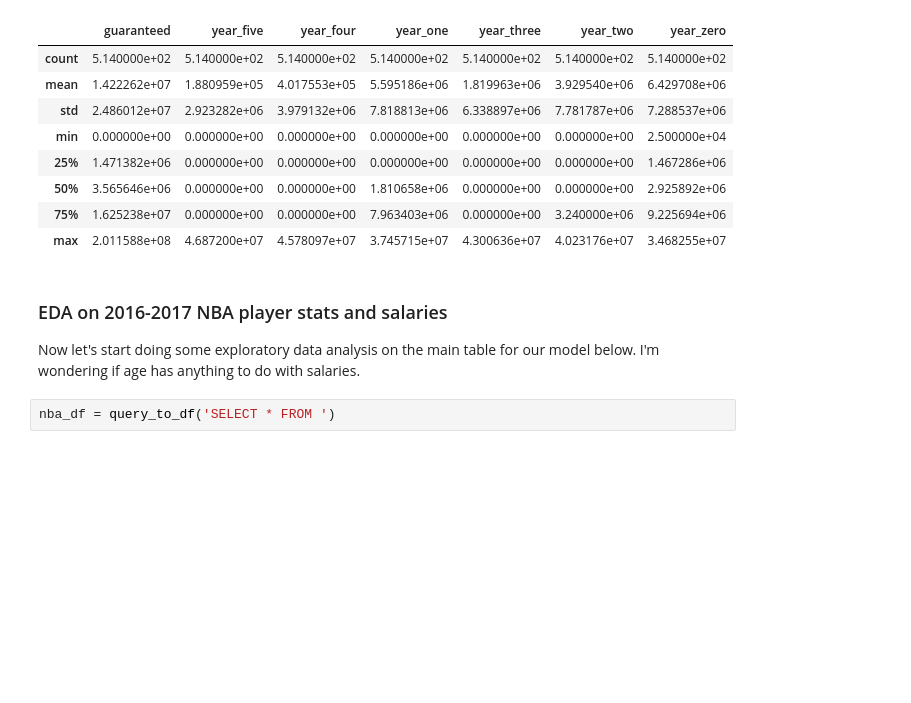
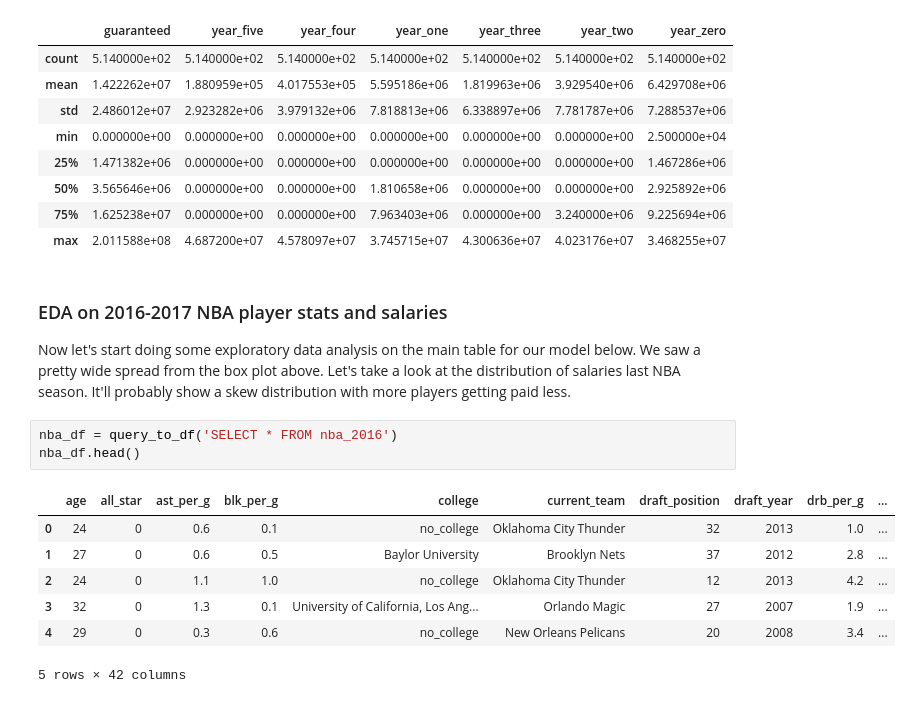
Before and after one commit to michaelkim9/nba_predictor_project_dsi, a Jupyter notebook: Part_3_exploratory_data_analysis.ipynb, the cells around one changed output. Saved outputs shown, nothing was run; the diff lists cells and outputs as text; blank space fills up the shorter version.

```diff
--- a/Part_3_exploratory_data_analysis.ipynb
+++ b/Part_3_exploratory_data_analysis.ipynb
@@ -163,6 +163,15 @@ team_sal_df.describe()
 # %% [markdown]
 ### EDA on 2016-2017 NBA player stats and salaries
 
-Now let's start doing some exploratory data analysis on the main table for our model below. I'm wondering if age has anything to do with salaries.
+Now let's start doing some exploratory data analysis on the main table for our model below. We saw a pretty wide spread from the box plot above. Let's take a look at the distribution of salaries last NBA season. It'll probably show a skew distribution with more players getting paid less.
 # %%
-nba_df = query_to_df('SELECT * FROM ')
+nba_df = query_to_df('SELECT * FROM nba_2016')
+nba_df.head()
+# %% [output]
+|  | age | all_star | ast_per_g | blk_per_g | college | current_team | draft_position | draft_year | drb_per_g | ... |
+| 0 | 24 | 0 | 0.6 | 0.1 | no_college | Oklahoma City Thunder | 32 | 2013 | 1.0 | ... |
+| 1 | 27 | 0 | 0.6 | 0.5 | Baylor University | Brooklyn Nets | 37 | 2012 | 2.8 | ... |
+| 2 | 24 | 0 | 1.1 | 1.0 | no_college | Oklahoma City Thunder | 12 | 2013 | 4.2 | ... |
+| 3 | 32 | 0 | 1.3 | 0.1 | University of California, Los Ang... | Orlando Magic | 27 | 2007 | 1.9 | ... |
+| 4 | 29 | 0 | 0.3 | 0.6 | no_college | New Orleans Pelicans | 20 | 2008 | 3.4 | ... |
+5 rows × 42 columns
```
Also changed, not shown: parts of 8 cells of this notebook, 2 other files.
